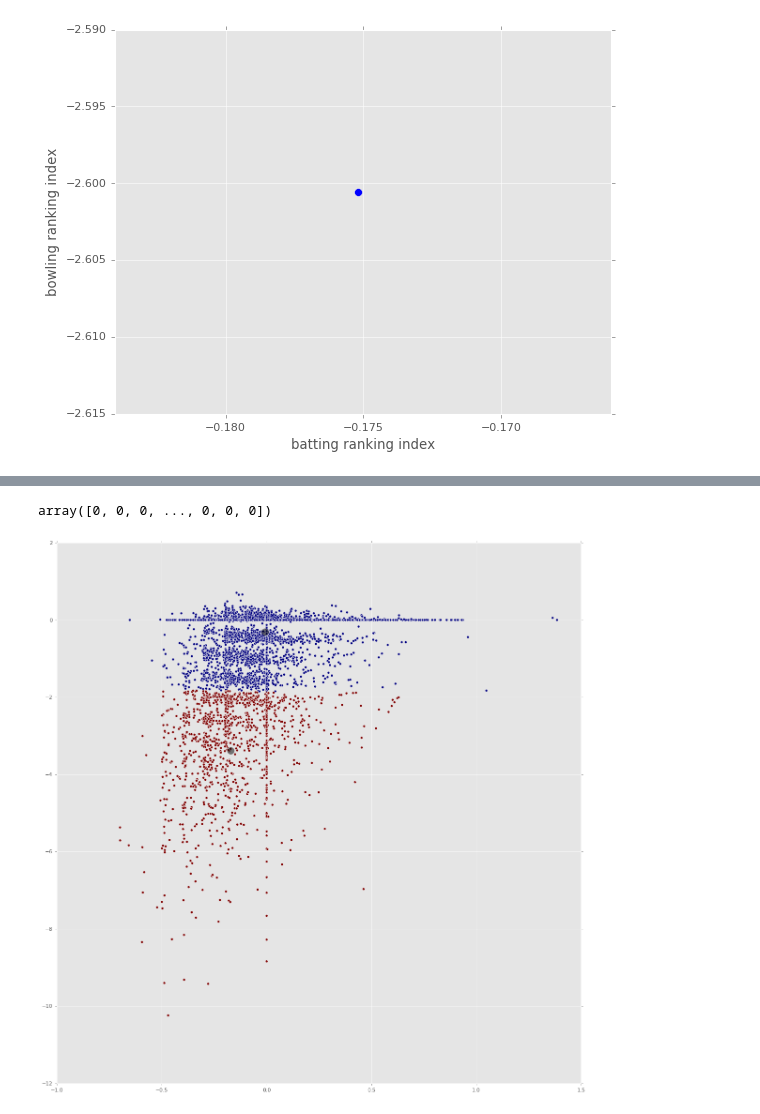
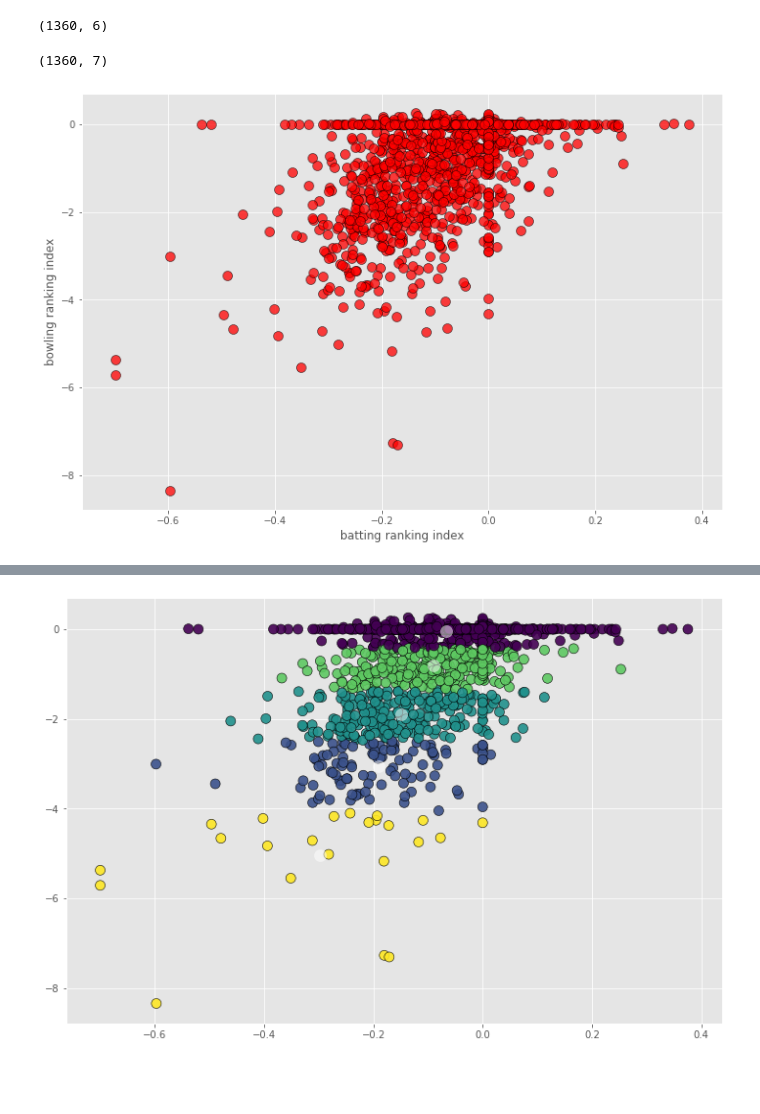
Before and after one commit to rocksayush/Player-Recommendation-System, a Jupyter notebook: PRS uning RI.ipynb, the cells around one changed output, grey strips where cells are left out. Saved outputs shown, nothing was run; the diff lists cells and outputs as text; code cells hidden in the pictures; blank space fills up the shorter version.

Commit message:
plotting enhanced and index removed while saving csv

```diff
--- a/PRS uning RI.ipynb
+++ b/PRS uning RI.ipynb
@@ -7,10 +7,10 @@ from sklearn.cluster import KMeans
 # %%
 def weightedAvg(data):
     rdata = pd.DataFrame()
-    for player in data.pid:
+    for player in set(data.pid):
         p= data[data['pid'] == player]
         ser = len(p)
-        p = p.drop(['pid', 'Unnamed: 0', 'series_code'], axis = 1 )
+        p = p.drop(['pid', 'series_code'], axis = 1 )
         p = pd.DataFrame(p.mean(axis = 0))
         p = p.swapaxes('index', 'columns')
 
@@ -45,11 +24,23 @@ df
+# %%
+df.shape
+# %% [output]
+(1360, 6)
+# %%
+df = df.reset_index().drop(['index'], axis=1)
+df.head()
+df.shape
+# %% [output]
+(1360, 7)
 # %%
-# fig = plt.gcf()
-# fig.set_size_inches(50, 50)
+fig = plt.gcf()
+fig.set_size_inches(12, 8)
 
-plt.scatter(df.batRI, df.bowlRI, s = 50, cmap='viridis')
+plt.scatter(df.batRI, df.bowlRI, s = 100, c = 'red', edgecolor = 'black', linewidth = .6, alpha = .75)
 plt.xlabel('batting ranking index')
 plt.ylabel('bowling ranking index')
-plt.figure(num=None, figsize=(4000, 4000))
+plt.style.use('ggplot')
+
+# plt.figure(num=None, figsize=(4000, 4000))
 plt.show()
 # %% [output]
-[figure, old version]
+[figure, new version]
@@ -59,26 +49,17 @@ kmeans = KMeans(n_clusters=2)
 # %%
 kmeans.fit(df[['batRI', 'bowlRI']])
-yk = kmeans.predict(df[['batRI', 'bowlRI']])
-yk
+df['clusterRI'] = kmeans.predict(df[['batRI', 'bowlRI']])
-# %% [output]
-array([0, 0, 0, ..., 0, 0, 0])
 # %%
 fig = plt.gcf()
-fig.set_size_inches(18, 18)
+fig.set_size_inches(12, 8)
 
+plt.scatter(df.batRI, df.bowlRI, c = df['clusterRI'] , s=100 ,edgecolor = 'black', linewidth = .6 ,alpha = .9)
 
+centers = kmeans.cluster_centers_
+plt.scatter(centers[:, 0], centers[:, 1], c = 'white', s=150, alpha=.5);
 
-# for st in plt.style.available:
-#
-
-plt.style.use('ggplot')
-# print(st)
-plt.scatter(df.batRI, df.bowlRI, c = yk)
-centers = kmeans.cluster_centers_
-plt.scatter(centers[:, 0], centers[:, 1], c = 'black', s=200, alpha=.5);
-
-# plt.xscale('log')
-# plt.yscale('log')
+# plt.xscale('linear')
+# plt.yscale('linear')
 plt.show()
 # %% [output]
-[figure, old version]
+[figure, new version]
```
Also changed, not shown: parts of 5 cells of this notebook, 5 other files.
